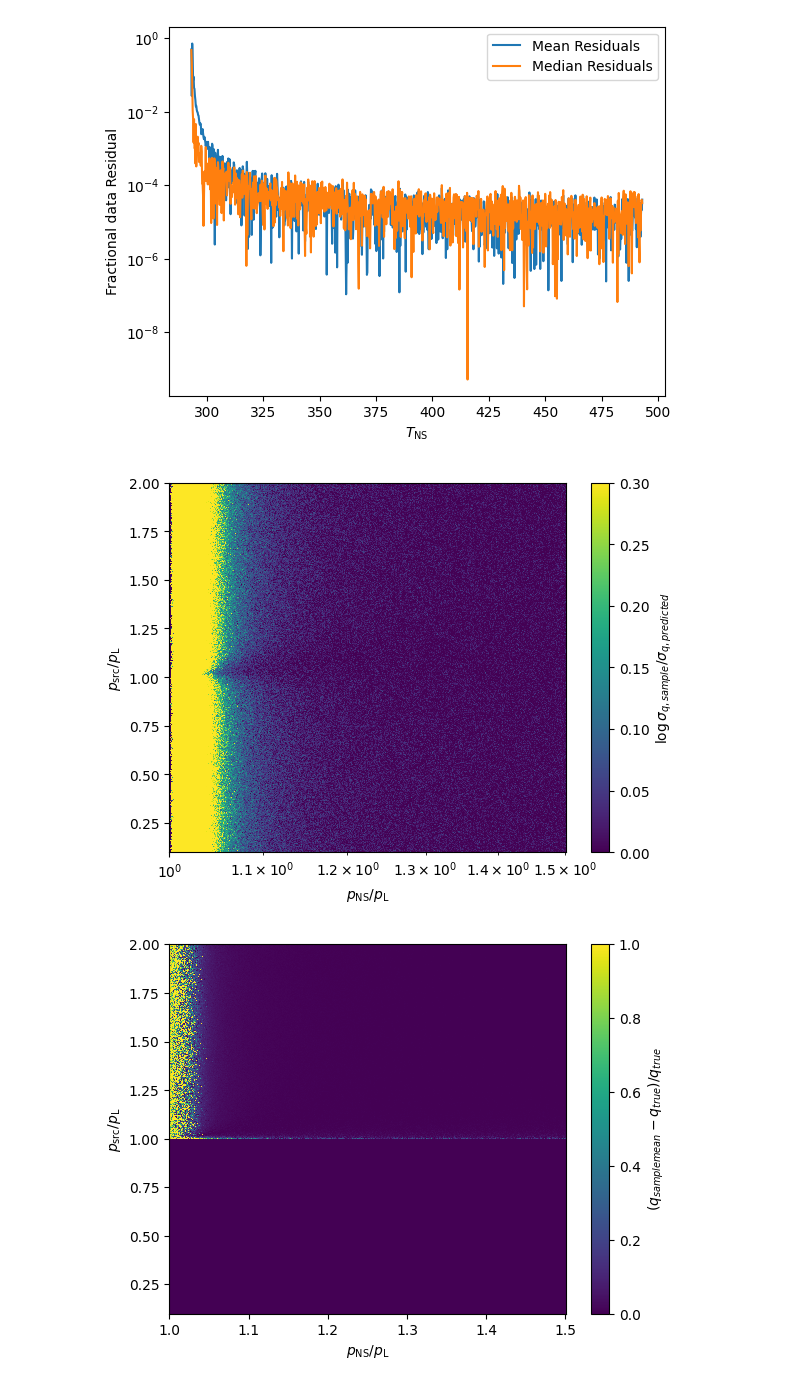
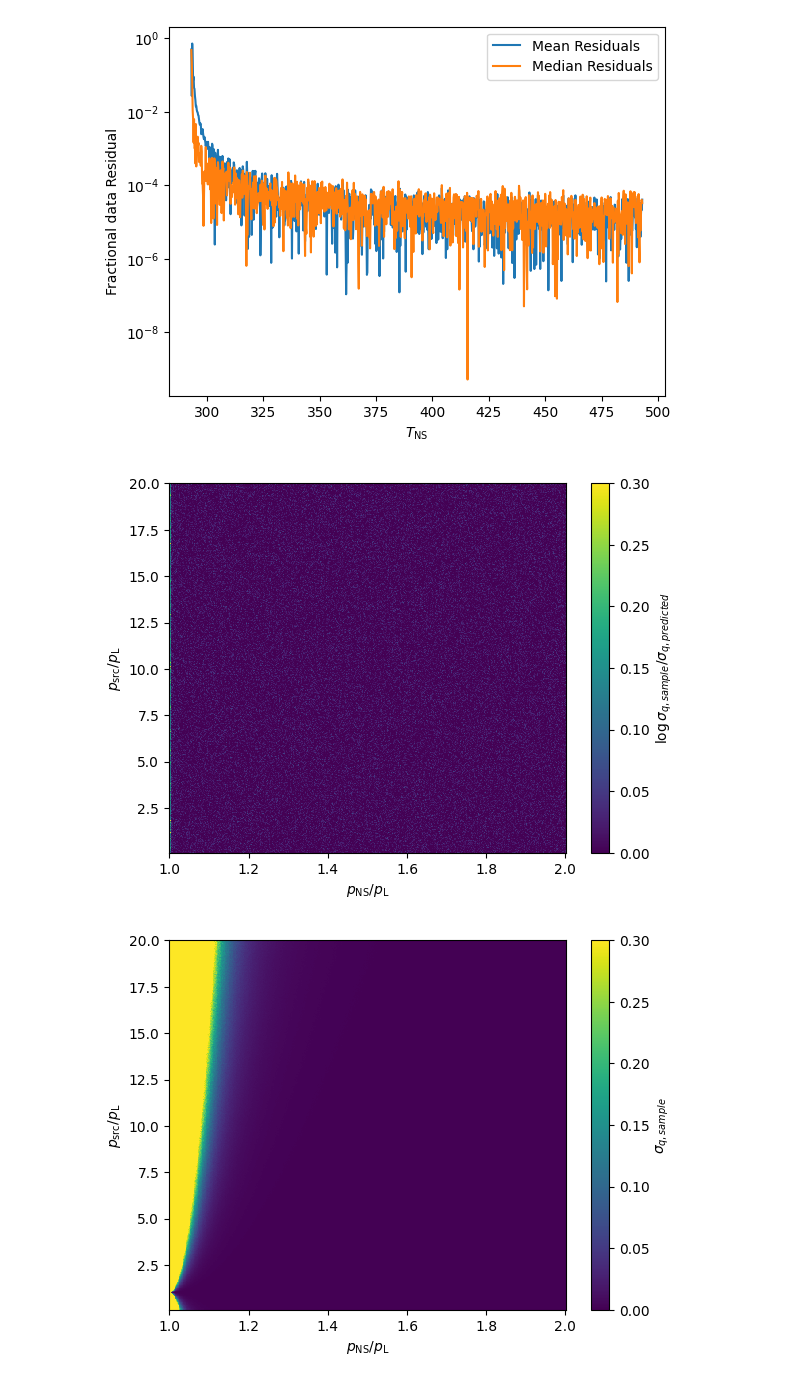
Before and after one commit to RHINO-Experiment/rhino-cal, a Jupyter notebook: data_noise_investigation.ipynb, the cells around one changed output. Cells and saved outputs as stored; diff of their text form; code cells hidden in the pictures.

```diff
--- a/data_noise_investigation.ipynb
+++ b/data_noise_investigation.ipynb
@@ -317,8 +317,8 @@ def approximate_q_variance(p_src, p_ns, p_l, t_int_eq, delta_nu):
 
 
 def q_test(p_ns_multiplier_range = np.linspace(1.001, 1.2, 500),
-           p_src_multiplier_range = np.linspace(0.1, 2, 500),
-           t_int_eq = 60,
+           p_src_multiplier_range = np.linspace(0.1, 20, 500),
+           t_int_eq = 180,
            delta_nu = 300e3,
            iterations_per_sample = 1000):
     p_l = 10
@@ -376,41 +376,50 @@ def q_test(p_ns_multiplier_range = np.linspace(1.001, 1.2, 500),
 
 
 
-results_dict = q_test(t_int_eq=0.15,
+results_dict = q_test(t_int_eq=150,
                       iterations_per_sample=1000,
-                      p_ns_multiplier_range=np.geomspace(1+1e-7,
-                                                         1.5,
-                                                         500))
+                      p_ns_multiplier_range=np.linspace(1+1e-7,
+                                                         2,
+                                                         500),
+                    p_src_multiplier_range = np.linspace(0.1, 20, 500))
 # %%
 
 plt.pcolormesh(results_dict["p_ns_multiplier_range"],
                results_dict["p_src_multiplier_range"],
                np.log10(results_dict['q_sample_variance'] / results_dict["expected_variance"]),
                vmin=0, vmax=0.3)
 plt.colorbar(label=r'$\log \sigma_{q, sample} / \sigma_{q, predicted}$')
 plt.xlabel(r'$p_{\rm NS} / p_{\rm L}$')
-plt.xscale('log')
+plt.ylabel(r'$p_{\rm src} / p_{\rm L}$')
+plt.show()
+
+plt.pcolormesh(results_dict["p_ns_multiplier_range"],
+               results_dict["p_src_multiplier_range"],
+               results_dict['q_sample_variance'],
+               vmin=0, vmax=0.3)
+plt.colorbar(label=r'$\sigma_{q, sample}$')
+plt.xlabel(r'$p_{\rm NS} / p_{\rm L}$')
 plt.ylabel(r'$p_{\rm src} / p_{\rm L}$')
 plt.show()
 
 
 plt.pcolormesh(results_dict["p_ns_multiplier_range"],
                results_dict["p_src_multiplier_range"],
                np.abs(results_dict['q_mean'] - results_dict["q_true"]) / results_dict['q_true'],
                vmin=0., vmax=1.)
 plt.colorbar(label=r'$(q_{sample mean} - q_{true}) / q_{true}$')
 plt.xlabel(r'$p_{\rm NS} / p_{\rm L}$')
 plt.ylabel(r'$p_{\rm src} / p_{\rm L}$')
 plt.show()
 
 plt.pcolormesh(results_dict["p_ns_multiplier_range"],
                results_dict["p_src_multiplier_range"],
                np.abs(results_dict['q_median'] - results_dict["q_true"]) / results_dict['q_true'],
                vmin=0., vmax=1.)
 plt.colorbar(label=r'$(q_{sample median} - q_{true}) / q_{true}$')
 plt.xlabel(r'$p_{\rm NS} / p_{\rm L}$')
 plt.ylabel(r'$p_{\rm src} / p_{\rm L}$')
 plt.show()
 # %% [output]
-[figure, old version]
+[figure, new version]
-[figure, old version]
+[figure, new version]
```
Also changed, not shown: parts of 1 cell of this notebook.
